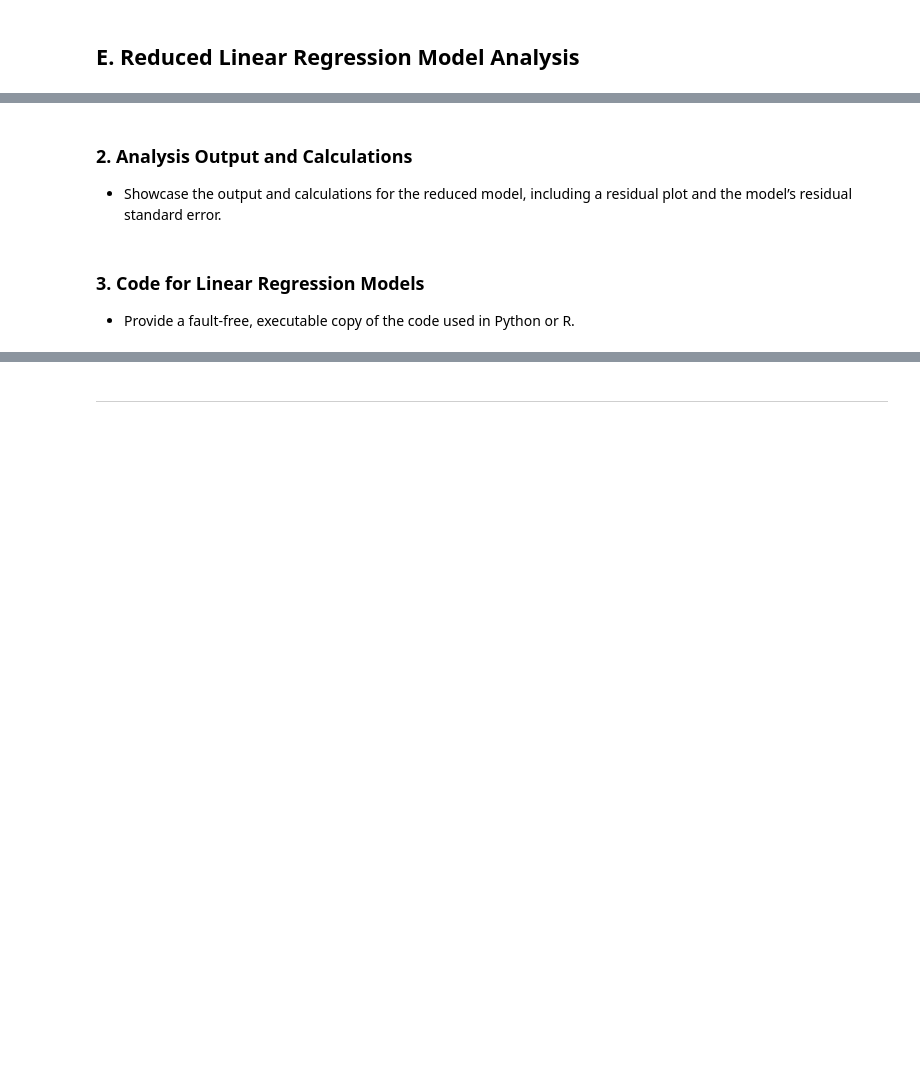
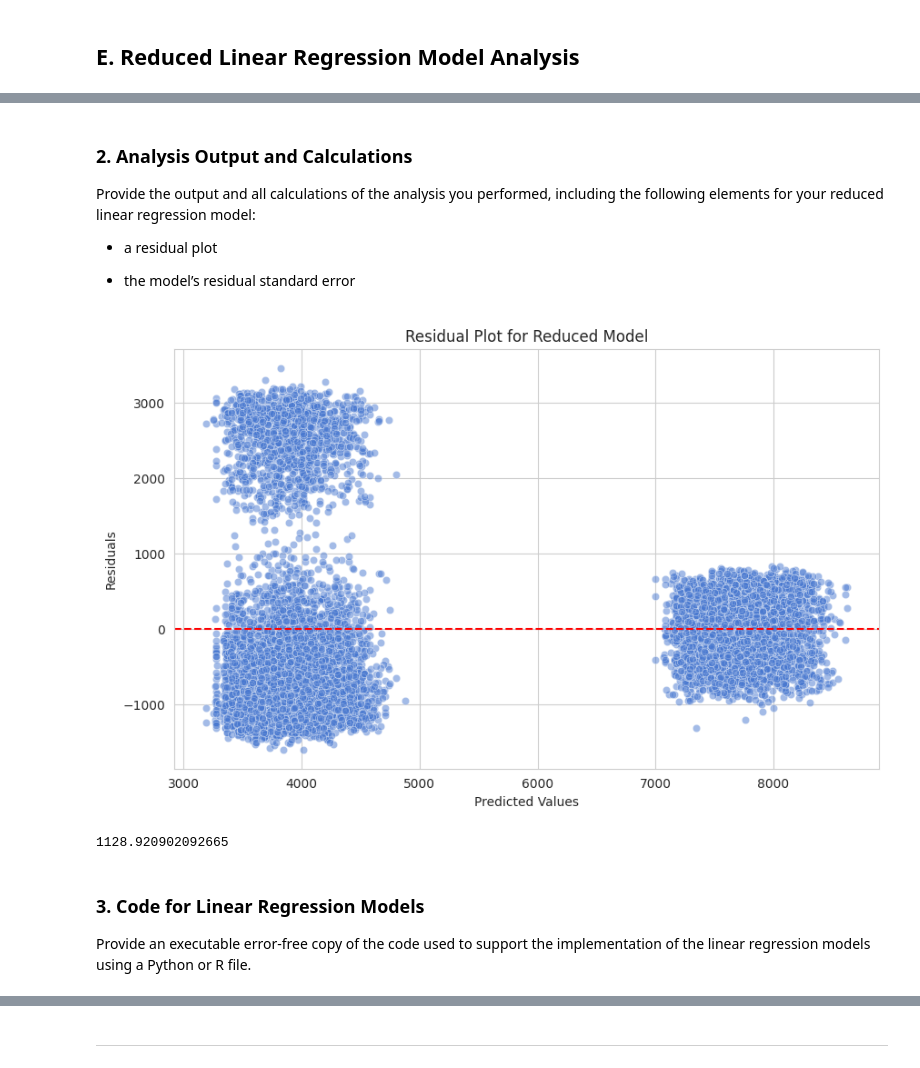
Before and after one commit to nestrada79/MSDA, a Jupyter notebook: D208/D208_Part_1.ipynb, the cells around one changed output, grey strips where cells are left out. Drawn from its saved outputs; the diff is of its cells as text; code cells hidden in the pictures; blank space fills up the shorter version.

```diff
--- a/D208/D208_Part_1.ipynb
+++ b/D208/D208_Part_1.ipynb
@@ -324,18 +366,0 @@ medical_data_encoded.head()
-# %%
-# Compute the correlation matrix
-correlation_matrix = medical_data_encoded.corr()
-
-# Set Seaborn style
-sns.set_style("whitegrid")
-sns.set_palette("muted")
-
-# Set up the matplotlib figure
-plt.figure(figsize=(15, 10))
-
-# Generate a heatmap
-sns.heatmap(correlation_matrix, cmap='coolwarm', vmin=-1, vmax=1, annot=True, fmt=".2f")
-
-# Adjust layout for better visualization
-plt.title("Correlation Matrix")
-plt.tight_layout()
-plt.show()
@@ -344,18 +366,0 @@ plt.show()
-# %%
-# Extract correlations of all features with 'TotalCharge'
-total_charge_correlations = correlation_matrix['TotalCharge'].sort_values(ascending=False)
-
-# Set Seaborn style
-sns.set_style("whitegrid")
-sns.set_palette("muted")
-
-# Set up the matplotlib figure
-plt.figure(figsize=(8, 12))
-
-# Generate a focused heatmap
-sns.heatmap(total_charge_correlations.to_frame(), cmap='coolwarm', vmin=-1, vmax=1, annot=True, fmt=".2f", cbar_kws={'label': 'Correlation with TotalCharge'})
-
-# Adjust layout for better visualization
-plt.title("Correlation with TotalCharge")
-plt.tight_layout()
-plt.show()
@@ -390,6 +506,26 @@ medical_data_cleaned.to_csv('medical_data_cleaned.csv', index=False)
 # %% [markdown]
 ### 2. Analysis Output and Calculations
-- Showcase the output and calculations for the reduced model, including a residual plot and the model’s residual standard error.
+Provide the output and all calculations of the analysis you performed, including the following elements for your reduced linear regression model:
+
+- a residual plot
+
+- the model’s residual standard error
+# %%
+# Plotting the residuals
+plt.figure(figsize=(10,6))
+sns.scatterplot(x=predicted_values, y=residuals, alpha=0.5)
+plt.axhline(y=0, color='r', linestyle='--')
+plt.title('Residual Plot for Reduced Model')
+plt.xlabel('Predicted Values')
+plt.ylabel('Residuals')
+plt.show()
+# %% [output]
+[figure, added]
+# %%
+RSE = np.sqrt(sum(residuals**2) / (len(residuals) - 2))
+RSE
+# %% [output]
+1128.920902092665
 # %% [markdown]
 ### 3. Code for Linear Regression Models
-- Provide a fault-free, executable copy of the code used in Python or R.
+Provide an executable error-free copy of the code used to support the implementation of the linear regression models using a Python or R file.
```
Also changed, not shown: parts of 31 cells of this notebook.
